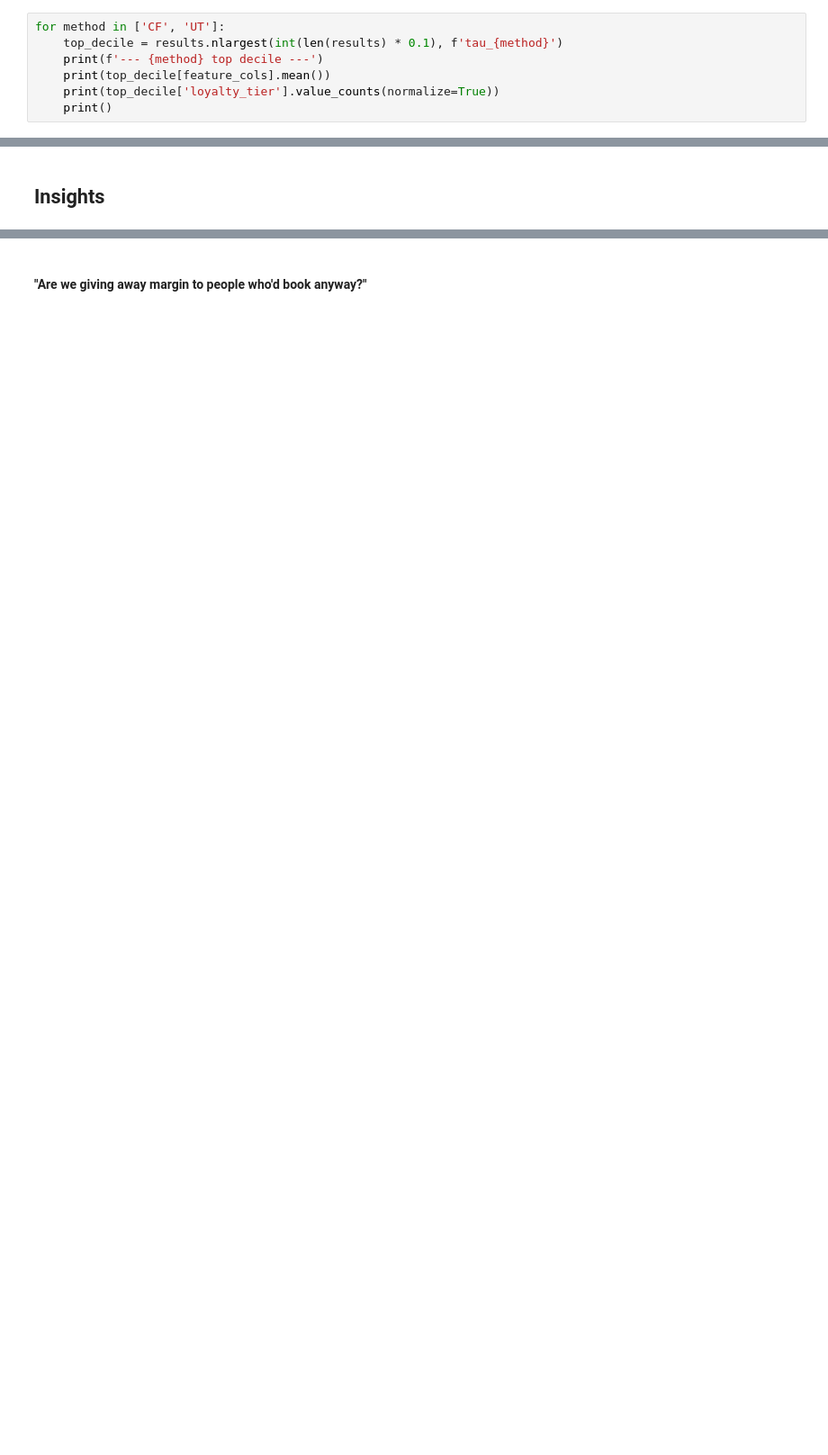
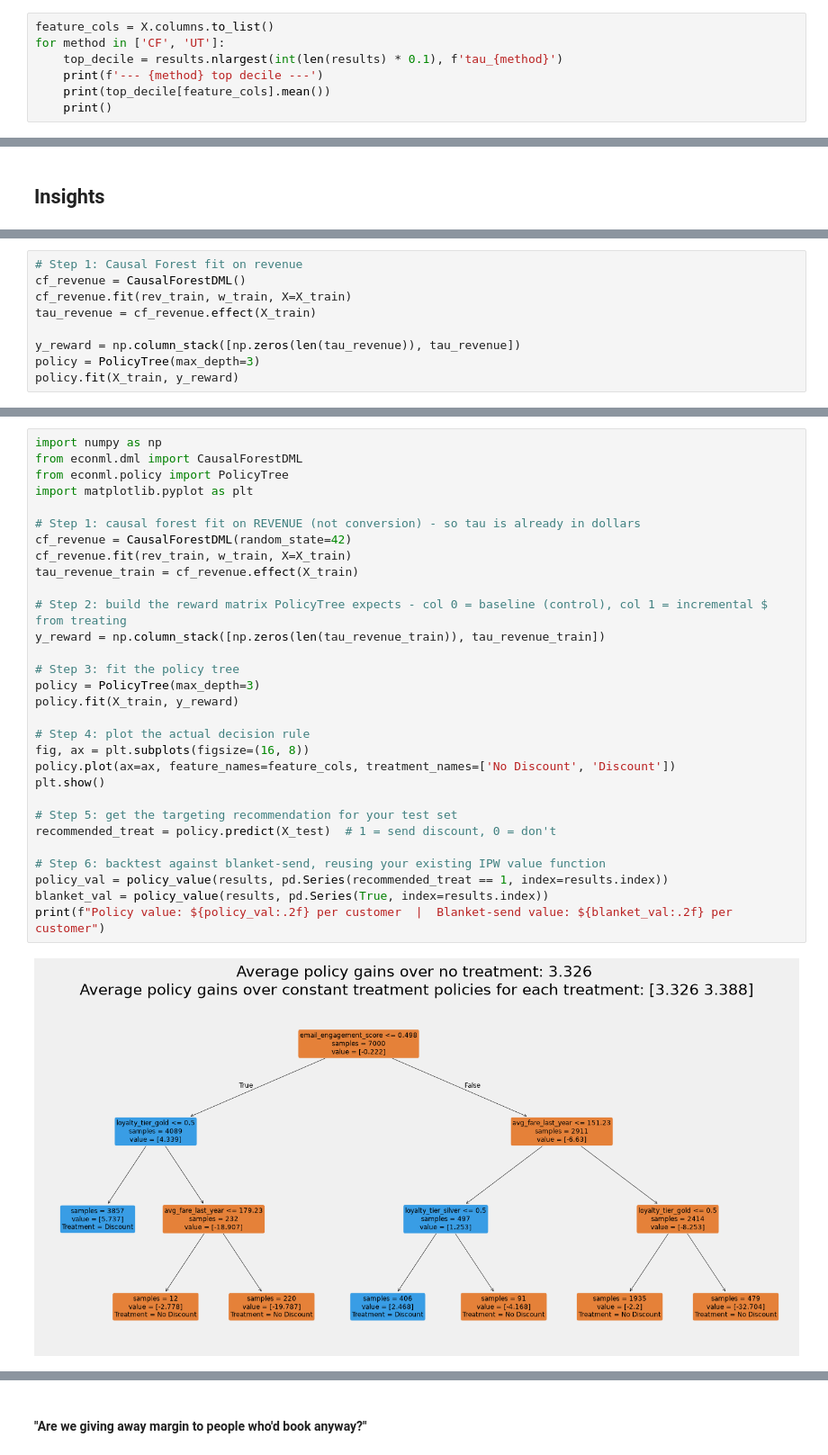
Before and after one commit to jwalluww/MarketingScience, a Jupyter notebook: uplift-promotions/notebooks/uplift_model.ipynb, the cells around one changed output, grey strips where cells are left out. Shown at 90% size. Cells and saved outputs as stored; diff of their text form; blank space fills up the shorter version.

```diff
--- a/uplift-promotions/notebooks/uplift_model.ipynb
+++ b/uplift-promotions/notebooks/uplift_model.ipynb
@@ -639,9 +638,9 @@ Literally just binarized loyalty tier.
 # %%
+feature_cols = X.columns.to_list()
 for method in ['CF', 'UT']:
     top_decile = results.nlargest(int(len(results) * 0.1), f'tau_{method}')
     print(f'--- {method} top decile ---')
     print(top_decile[feature_cols].mean())
-    print(top_decile['loyalty_tier'].value_counts(normalize=True))
     print()
 # %% [output]
 --- CF top decile ---
@@ -666,0 +704,9 @@ Literally just binarized loyalty tier.
+# %%
+# Step 1: Causal Forest fit on revenue
+cf_revenue = CausalForestDML()
+cf_revenue.fit(rev_train, w_train, X=X_train)
+tau_revenue = cf_revenue.effect(X_train)
+
+y_reward = np.column_stack([np.zeros(len(tau_revenue)), tau_revenue])
+policy = PolicyTree(max_depth=3)
+policy.fit(X_train, y_reward)
@@ -666,0 +715,32 @@ Literally just binarized loyalty tier.
+# %%
+import numpy as np
+from econml.dml import CausalForestDML
+from econml.policy import PolicyTree
+import matplotlib.pyplot as plt
+
+# Step 1: causal forest fit on REVENUE (not conversion) - so tau is already in dollars
+cf_revenue = CausalForestDML(random_state=42)
+cf_revenue.fit(rev_train, w_train, X=X_train)
+tau_revenue_train = cf_revenue.effect(X_train)
+
+# Step 2: build the reward matrix PolicyTree expects - col 0 = baseline (control), col 1 = incremental $ from treating
+y_reward = np.column_stack([np.zeros(len(tau_revenue_train)), tau_revenue_train])
+
+# Step 3: fit the policy tree
+policy = PolicyTree(max_depth=3)
+policy.fit(X_train, y_reward)
+
+# Step 4: plot the actual decision rule
+fig, ax = plt.subplots(figsize=(16, 8))
+policy.plot(ax=ax, feature_names=feature_cols, treatment_names=['No Discount', 'Discount'])
+plt.show()
+
+# Step 5: get the targeting recommendation for your test set
+recommended_treat = policy.predict(X_test)  # 1 = send discount, 0 = don't
+
+# Step 6: backtest against blanket-send, reusing your existing IPW value function
+policy_val = policy_value(results, pd.Series(recommended_treat == 1, index=results.index))
+blanket_val = policy_value(results, pd.Series(True, index=results.index))
+print(f"Policy value: ${policy_val:.2f} per customer  |  Blanket-send value: ${blanket_val:.2f} per customer")
+# %% [output]
+[figure, added]
```
Also changed, not shown: parts of 40 cells of this notebook, 3 other files.
